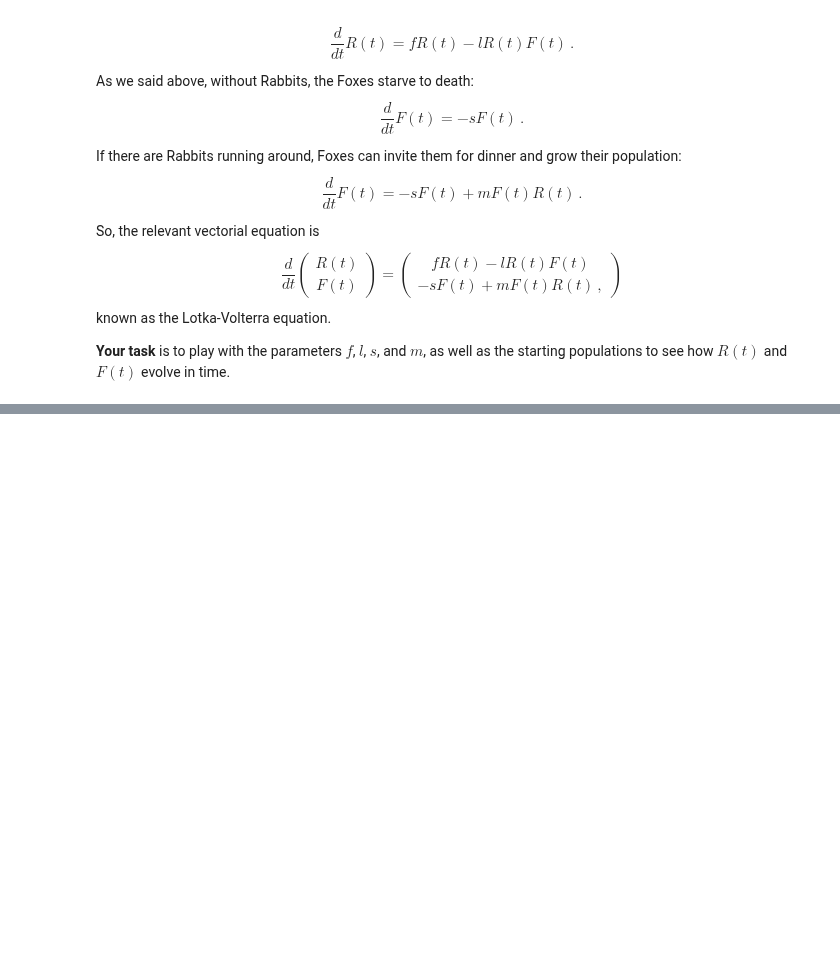
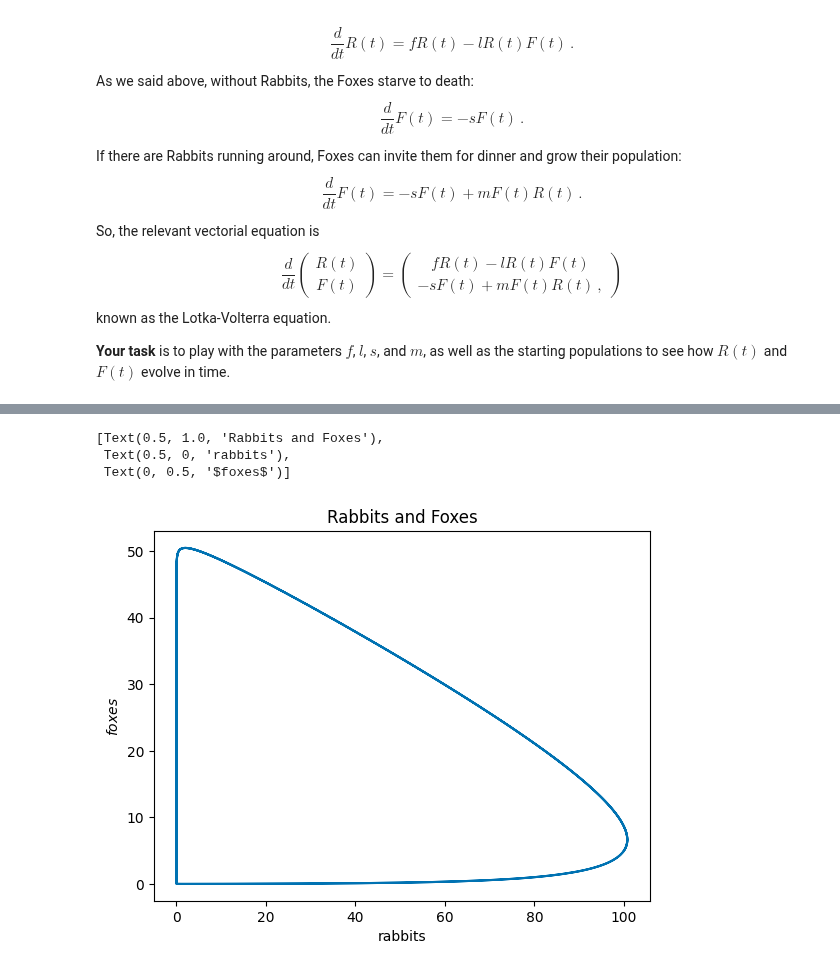
Before and after one commit to vibilanj/cmps, a Jupyter notebook: workshop/W3_Python_and_IVPs_S.ipynb, the cells around one changed output, grey strips where cells are left out. Cells and saved outputs as stored; diff of their text form; code cells hidden in the pictures; blank space fills up the shorter version.

```diff
--- a/workshop/W3_Python_and_IVPs_S.ipynb
+++ b/workshop/W3_Python_and_IVPs_S.ipynb
@@ -184,0 +220,9 @@ known as the Lotka-Volterra equation.
+# %%
+fig, ax = plt.subplots(1, 1)
+ax.plot(rabbits, foxes, color = CF_blue)
+ax.set(title = "Rabbits and Foxes", xlabel = "rabbits", ylabel = "$foxes$")
+# %% [output]
+[Text(0.5, 1.0, 'Rabbits and Foxes'),
+ Text(0.5, 0, 'rabbits'),
+ Text(0, 0.5, '$foxes$')]
+[figure, added]
```
Also changed, not shown: parts of 5 cells of this notebook.
